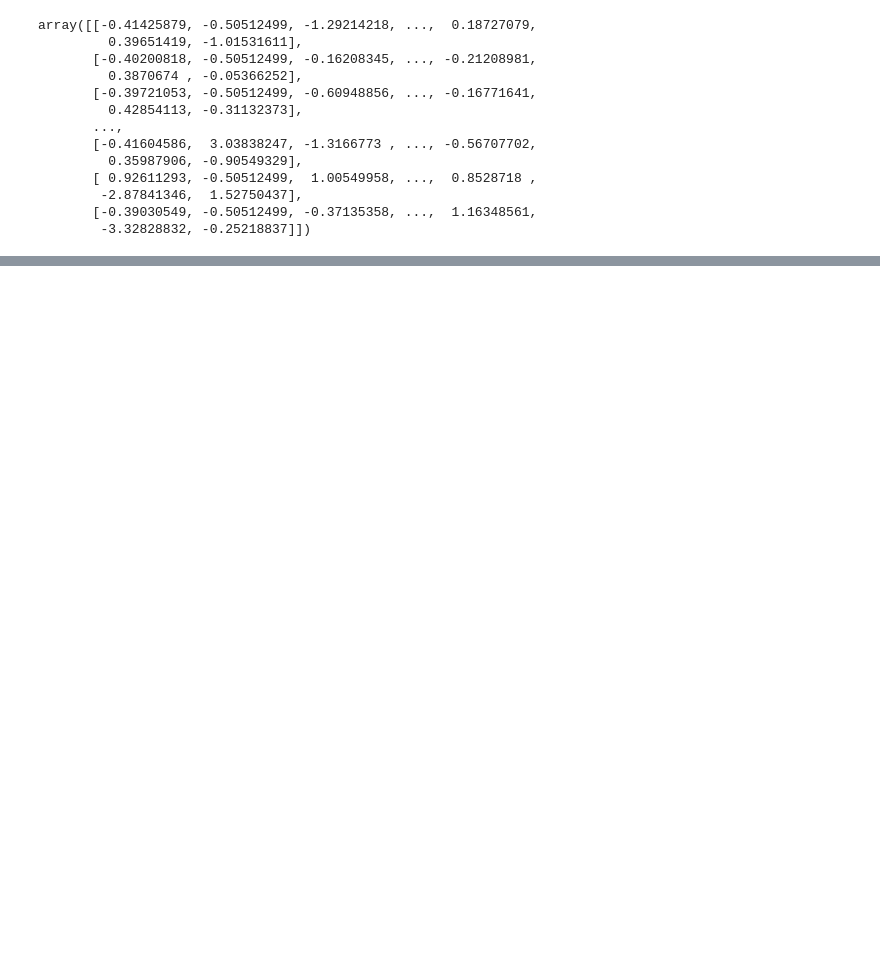
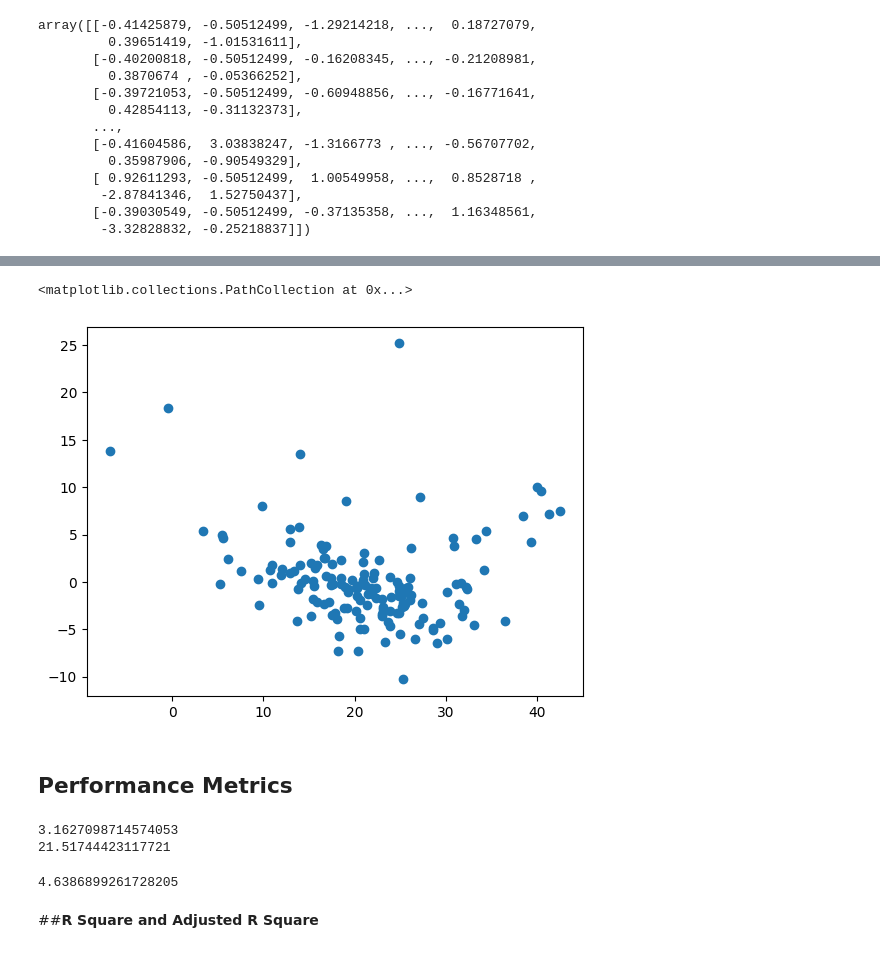
Before and after one commit to arshedgithub/House-Price-Prediction-Model, a Jupyter notebook: boston.ipynb, the cells around one changed output, grey strips where cells are left out. Drawn from its saved outputs; the diff is of its cells as text; code cells hidden in the pictures; blank space fills up the shorter version.

```diff
--- a/boston.ipynb
+++ b/boston.ipynb
@@ -281,0 +360,21 @@ array([[-0.41425879, -0.50512499, -1.29214218, ...,  0.18727079,
+# %%
+## Scatter plot with respect to prediction and residuals
+## uniform distribution
+plt.scatter(reg_pred, residuals)
+# %% [output]
+<matplotlib.collections.PathCollection at 0x...>
+[figure, added]
+# %% [markdown]
+## Performance Metrics
+# %%
+from sklearn.metrics import mean_absolute_error, mean_squared_error
+
+print(mean_absolute_error(Y_test, reg_pred))
+print(mean_squared_error(Y_test, reg_pred))
+np.sqrt(mean_squared_error(Y_test, reg_pred))
+# %% [output]
+3.1627098714574053
+21.51744423117721
+4.6386899261728205
+# %% [markdown]
+##**R Square and Adjusted R Square**
```
Also changed, not shown: parts of 26 cells of this notebook.
